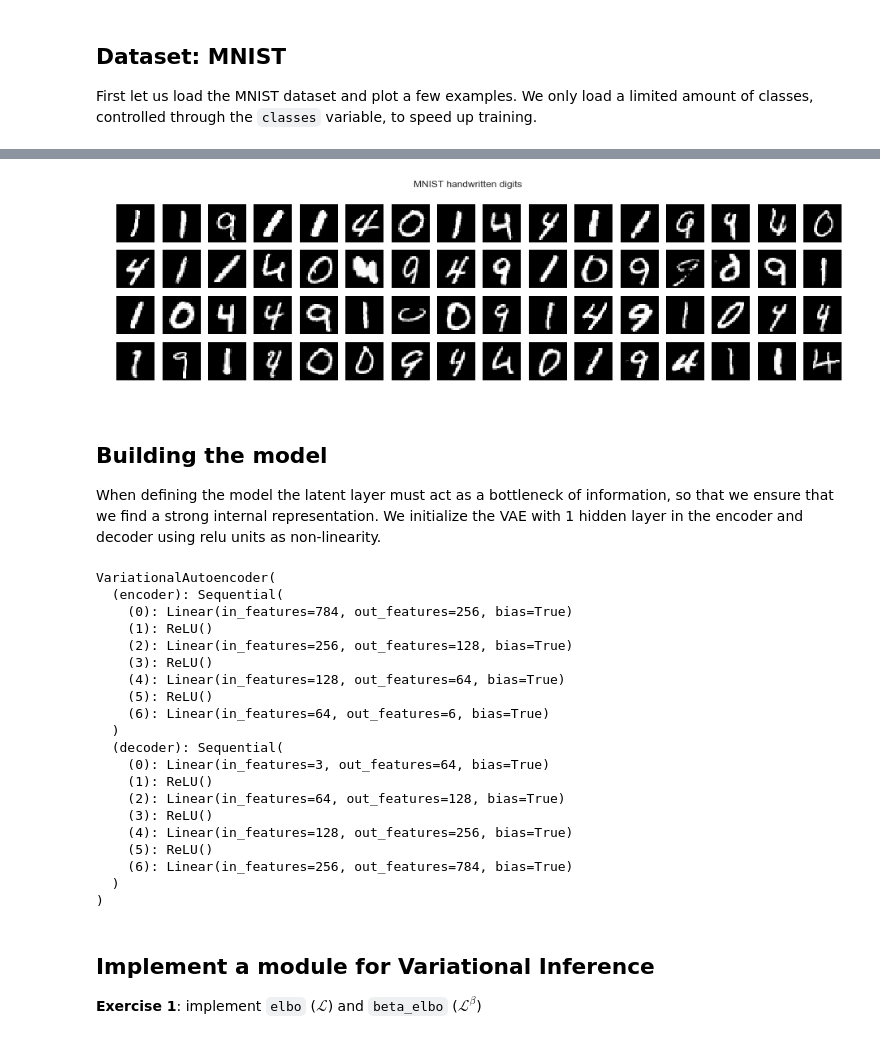
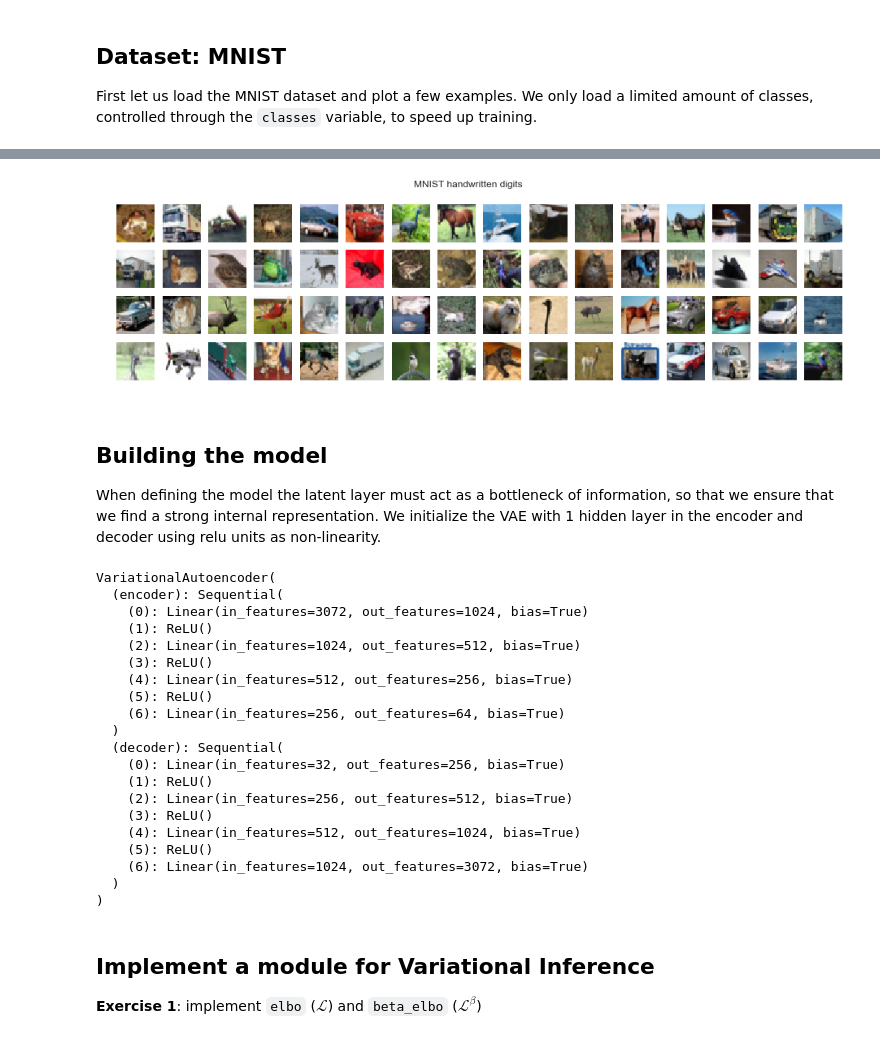
Before and after one commit to AugustDaMan/02456_deep_learning_project, a Jupyter notebook: project-variational-autoencoder.ipynb, the cells around one changed output, grey strips where cells are left out. Drawn from its saved outputs; the diff is of its cells as text; code cells hidden in the pictures.

Commit message:
trying with standard model

```diff
--- a/project-variational-autoencoder.ipynb
+++ b/project-variational-autoencoder.ipynb
@@ -366,7 +366,7 @@ from torchvision.transforms import ToTensor
 from functools import reduce
 
 # Flatten the images into a vector
-flatten = lambda x: ToTensor()(x).view(28**2)
+flatten = lambda x: ToTensor()(x).view((32**2)*3)
 
 # Define the train and test sets
 dset_train = CIFAR10("./", train=True,  transform=flatten, download=True)
@@ -374,7 +374,8 @@ dset_test  = CIFAR10("./", train=False, transform=flatten)
 
 # The digit classes to use
 #classes = [3, 7]
-classes = [0, 1, 4, 9] # Trying new classes
+classes = ('plane', 'car', 'bird', 'cat', 'deer',
+               'dog', 'frog', 'horse', 'ship', 'truck')
 
 def stratified_sampler(labels):
     """Sampler that only picks datapoints corresponding to the specified classes"""
@@ -382,12 +383,16 @@ def stratified_sampler(labels):
     indices = torch.from_numpy(indices)
     return SubsetRandomSampler(indices)
 
+#print(dset_train.labels)
 
 batch_size = 64
 eval_batch_size = 100
 # The loaders perform the actual work
-train_loader = DataLoader(dset_train, batch_size=batch_size,
-                          sampler=stratified_sampler(dset_train.train_labels))
-test_loader  = DataLoader(dset_test, batch_size=eval_batch_size,
-                          sampler=stratified_sampler(dset_test.test_labels))
+#train_loader = DataLoader(dset_train, batch_size=batch_size,
+#                          sampler=stratified_sampler(dset_train.train_labels))
+#test_loader  = DataLoader(dset_test, batch_size=eval_batch_size,
+#                          sampler=stratified_sampler(dset_test.test_labels))
+
+train_loader = DataLoader(dset_train, batch_size=batch_size)
+test_loader  = DataLoader(dset_test, batch_size=eval_batch_size)
 # %% [output]
@@ -395,18 +400,24 @@ Downloading https://www.cs.toronto.edu/~kriz/cifar-10-python.tar.gz to ./cifar-1
 # %%
 #plot a few MNIST examples
 f, axarr = plt.subplots(4, 16, figsize=(16, 4))
 
 # Load a batch of images into memory
 images, labels = next(iter(train_loader))
 
 for i, ax in enumerate(axarr.flat):
-    ax.imshow(images[i].view(28, 28), cmap="binary_r")
+    #ax.imshow(images[i].view(32, 32), cmap="binary_r")
+    r = images[i][0:1024].view(32, 32)
+    g = images[i][1024:1024*2].view(32, 32)
+    b = images[i][1024*2:1024*3].view(32, 32)
+    im = torch.stack((r, g, b), dim=2)
+    ax.imshow(im)
+    #ax.imshow(images[i][0:3072].view(32, 32, 3))
     ax.axis('off')
 
 plt.suptitle('MNIST handwritten digits')
 plt.show()
 # %% [output]
-[figure, old version]
+[figure, new version]
 # %% [markdown]
 ## Building the model
 When defining the model the latent layer must act as a bottleneck of information, so that we ensure that we find a strong internal representation. We initialize the VAE with 1 hidden layer in the encoder and decoder using relu units as non-linearity.
@@ -430,27 +441,27 @@ class VariationalAutoencoder(nn.Module):
         # Encode the observation `x` into the parameters of the posterior distribution
         # `q_\phi(z|x) = N(z | \mu(x), \sigma(x)), \mu(x),\log\sigma(x) = h_\phi(x)`
         self.encoder = nn.Sequential(
-            nn.Linear(in_features=self.observation_features, out_features=256),
+            nn.Linear(in_features=self.observation_features, out_features=1024),
             nn.ReLU(),
-            nn.Linear(in_features=256, out_features=128),
+            nn.Linear(in_features=1024, out_features=512),
             nn.ReLU(),
-            nn.Linear(in_features=128, out_features=64), # Adding extra layer
+            nn.Linear(in_features=512, out_features=256), # Adding extra layer
             nn.ReLU(),
             # A Gaussian is fully characterised by its mean \mu and variance \sigma**2
-            nn.Linear(in_features=64, out_features=2*latent_features) # <- note the 2*latent_features
+            nn.Linear(in_features=256, out_features=2*latent_features) # <- note the 2*latent_features
         )
 
         # Generative Model
         # Decode the latent sample `z` into the parameters of the observation model
         # `p_\theta(x | z) = \prod_i B(x_i | g_\theta(x))`
         self.decoder = nn.Sequential(
-            nn.Linear(in_features=latent_features, out_features=64),
+            nn.Linear(in_features=latent_features, out_features=256),
             nn.ReLU(),
-            nn.Linear(in_features=64, out_features=128),  # Adding extra layer
+            nn.Linear(in_features=256, out_features=512),  # Adding extra layer
             nn.ReLU(),
-            nn.Linear(in_features=128, out_features=256),
+            nn.Linear(in_features=512, out_features=1024),
             nn.ReLU(),
-            nn.Linear(in_features=256, out_features=self.observation_features)
+            nn.Linear(in_features=1024, out_features=self.observation_features)
         )
 
         # define the parameters of the prior, chosen as p(z) = N(0, I)
@@ -517,28 +528,28 @@ class VariationalAutoencoder(nn.Module):
         return {'px': px, 'pz': pz, 'z': z}
 
 
-latent_features = 3
+latent_features = 32
 vae = VariationalAutoencoder(images[0].shape, latent_features)
 print(vae)
 # %% [output]
 VariationalAutoencoder(
   (encoder): Sequential(
-    (0): Linear(in_features=784, out_features=256, bias=True)
+    (0): Linear(in_features=3072, out_features=1024, bias=True)
     (1): ReLU()
-    (2): Linear(in_features=256, out_features=128, bias=True)
+    (2): Linear(in_features=1024, out_features=512, bias=True)
     (3): ReLU()
-    (4): Linear(in_features=128, out_features=64, bias=True)
+    (4): Linear(in_features=512, out_features=256, bias=True)
     (5): ReLU()
-    (6): Linear(in_features=64, out_features=6, bias=True)
+    (6): Linear(in_features=256, out_features=64, bias=True)
   )
   (decoder): Sequential(
-    (0): Linear(in_features=3, out_features=64, bias=True)
+    (0): Linear(in_features=32, out_features=256, bias=True)
     (1): ReLU()
-    (2): Linear(in_features=64, out_features=128, bias=True)
+    (2): Linear(in_features=256, out_features=512, bias=True)
     (3): ReLU()
-    (4): Linear(in_features=128, out_features=256, bias=True)
+    (4): Linear(in_features=512, out_features=1024, bias=True)
     (5): ReLU()
-    (6): Linear(in_features=256, out_features=784, bias=True)
+    (6): Linear(in_features=1024, out_features=3072, bias=True)
   )
 )
 # %% [markdown]
```
Also changed, not shown: parts of 9 cells of this notebook, 9 other files.
